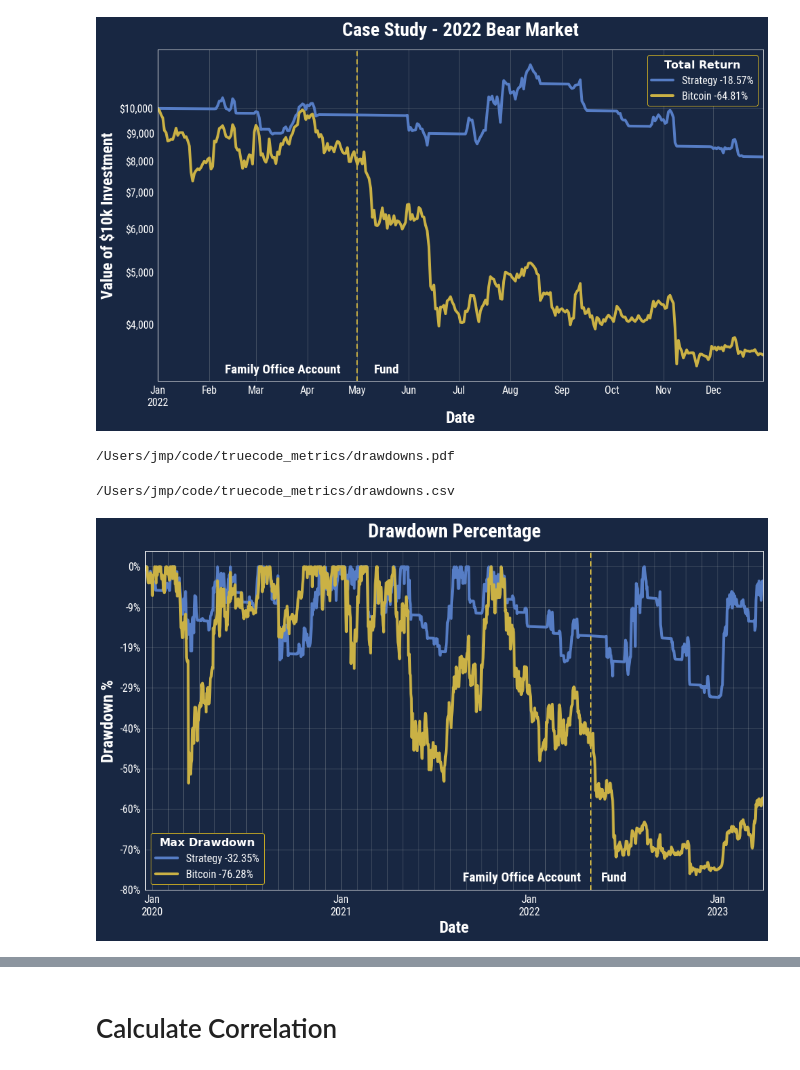
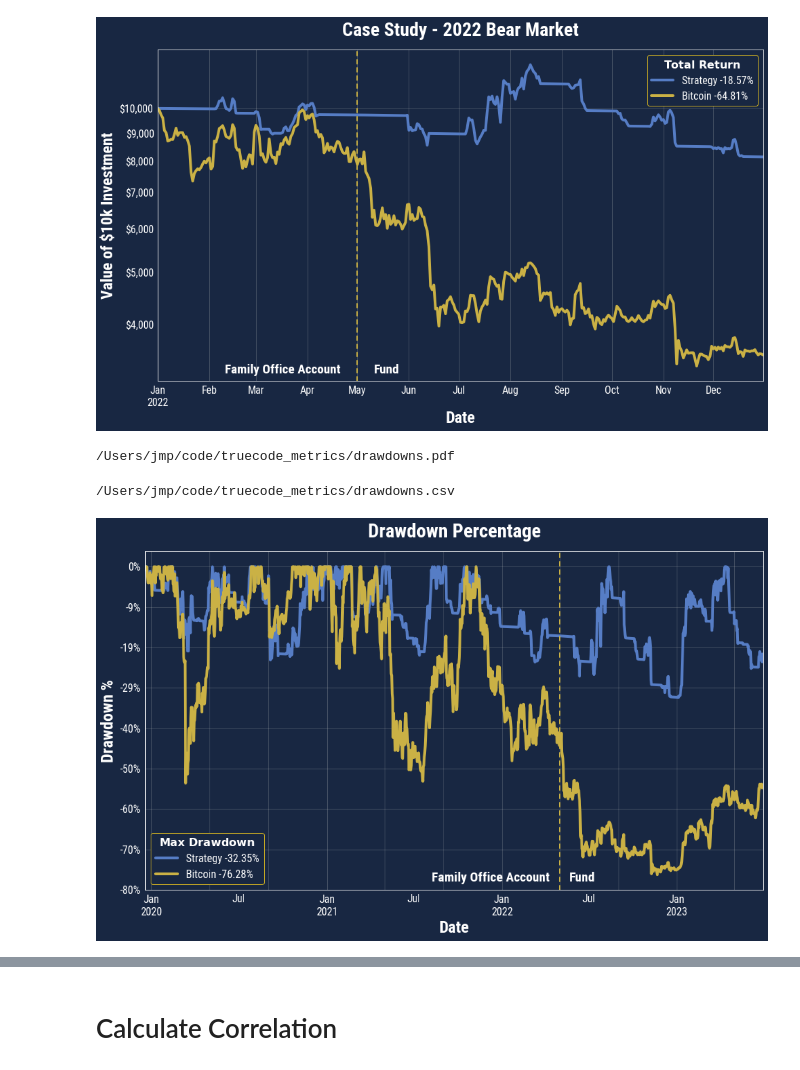
Before and after one commit to joshua-peck/truecode_metrics, a Jupyter notebook: TrueCode Metrics.ipynb, the cells around one changed output, grey strips where cells are left out. Saved outputs shown, nothing was run; the diff lists cells and outputs as text; code cells hidden in the pictures.

```diff
--- a/TrueCode Metrics.ipynb
+++ b/TrueCode Metrics.ipynb
@@ -20,5 +14,5 @@ NOTE: You will need to update this every month!
 # %%
-datafile = 'truecode-performance-20230331.csv'
+datafile = 'truecode-metrics-june-2023.csv'
 # %%
 FOA_START_DATE = dt.fromisoformat('2019-11-19')
 FOA_END_DATE = dt.fromisoformat('2022-04-30')
@@ -264,33 +283,33 @@ Win 12m %            -           -
 # %%
 rebased_sample = ffn.rebase(prices[['Strategy', 'Bitcoin']], value=10000)
 drawdowns = rebased_sample.to_drawdown_series()
 ax = drawdowns.plot(ylabel='Drawdown %', title='Drawdown Percentage', color={'Strategy': '#567DC5', 'Bitcoin': '#CAB145'})
 rebased_drawdown_stats = rebased_sample[['Strategy', 'Bitcoin']].calc_stats()
 # rebased_drawdown_stats.display()
 strategy_max_drawdown = rebased_drawdown_stats['Strategy'].stats['max_drawdown']
 bitcoin_max_drawdown = rebased_drawdown_stats['Bitcoin'].stats['max_drawdown']
 ax.legend(('Strategy {:.2f}%'.format(strategy_max_drawdown * 100.), 'Bitcoin {:.2f}%'.format(bitcoin_max_drawdown * 100.)), loc='lower left', title=r'$\bf{Max\ Drawdown}$')
 
 ax.axvline(dt(2022, 5, 1), color='#CAB145', label="Fund", dashes=(3, 3), dash_capstyle="round", linewidth=2)
 ax.text(dt(2022, 5, 1) + timedelta(days=20), -.78,'Fund', rotation=0, color='#fff', fontweight='bold', fontsize='large')
 ax.text(dt(2022, 5, 1) - timedelta(days=20), -.78,'Family Office Account', rotation=0, color='#fff', fontweight='bold', fontsize='large', horizontalalignment='right')
 fig = ax.get_figure()
 ax.yaxis.set_major_formatter(lambda x, pos: f"{int(x * 100)}%")
 
 ax.yaxis.set_major_locator(mpl.ticker.MaxNLocator(integer=True))
-ax.xaxis.set_major_locator(mdates.MonthLocator(bymonth=range(1,13)))
+ax.xaxis.set_major_locator(mdates.MonthLocator(bymonth=range(1,13, 4)))
 ax.xaxis.set_minor_locator(mdates.MonthLocator())
 ax.grid(True)
 
 fig.savefig('drawdowns.pdf')
 display(FileLink('drawdowns.pdf'))
 
 drawdowns.to_csv('drawdowns.csv')
 display(FileLink('drawdowns.csv'))
 # %% [output]
 /Users/jmp/code/truecode_metrics/drawdowns.pdf
 /Users/jmp/code/truecode_metrics/drawdowns.csv
-[figure, old version]
+[figure, new version]
 # %%
 # strategy_monthly_returns = prices.groupby([prices.Date.dt.year, prices.Date.dt.month])['Strategy'].apply(pd.DataFrame.pct_change, freq='M')
 strategy_monthly_returns = prices['Strategy'].pct_change(freq='M')
```
Also changed, not shown: parts of 17 cells of this notebook, 2 other files.
